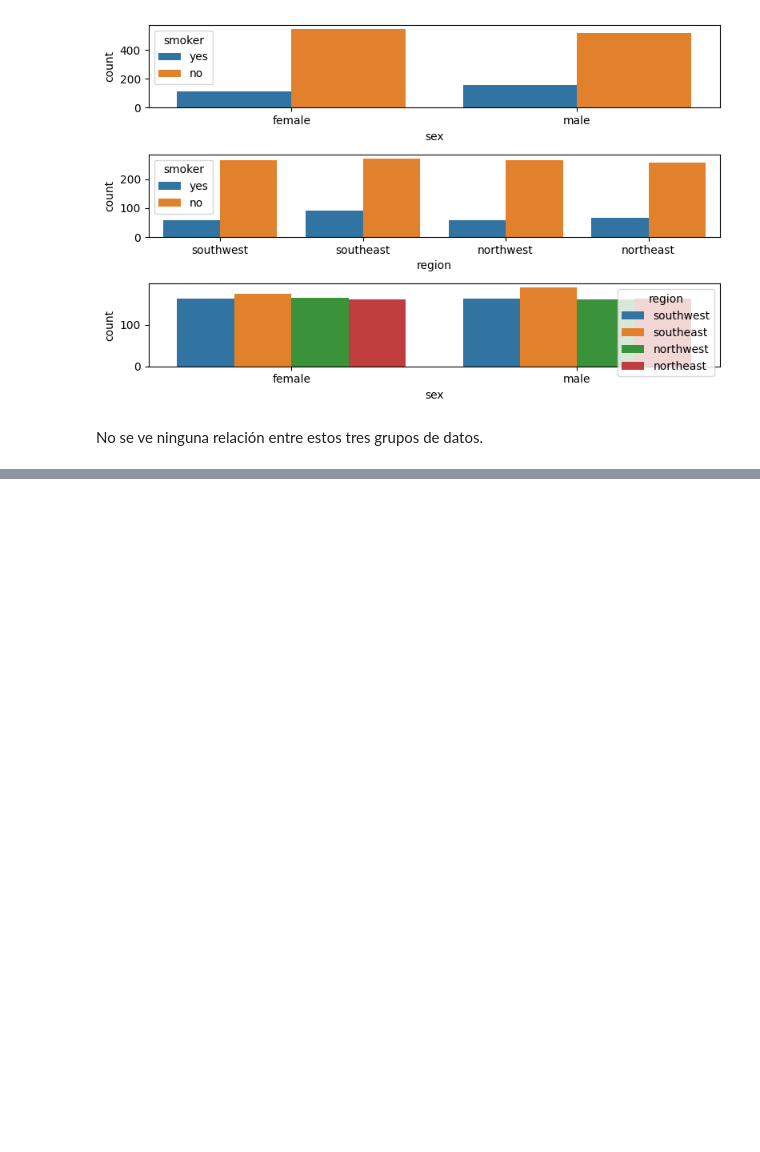
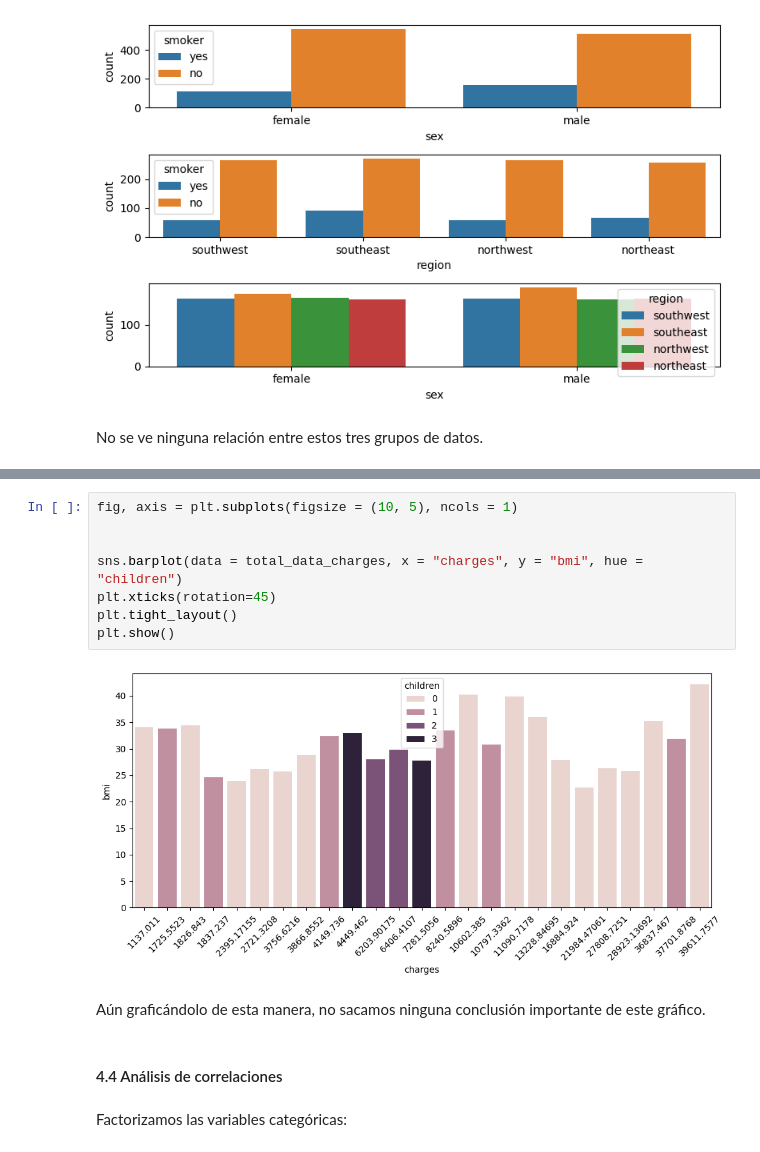
Before and after one commit to 4GeeksAcademy/ivandla96-Proyecto-Regresion-lineal, a Jupyter notebook: src/explore.ipynb, the cells around one changed output, grey strips where cells are left out. Drawn from its saved outputs; the diff is of its cells as text; blank space fills up the shorter version.

```diff
--- a/src/explore.ipynb
+++ b/src/explore.ipynb
@@ -180,0 +219,16 @@ No se ve ninguna relación entre estos tres grupos de datos.
+# %%
+fig, axis = plt.subplots(figsize = (10, 5), ncols = 1)
+
+
+sns.barplot(data = total_data_charges, x = "charges", y = "bmi", hue = "children")
+plt.xticks(rotation=45)
+plt.tight_layout()
+plt.show()
+# %% [output]
+[figure, added]
+# %% [markdown]
+Aún graficándolo de esta manera, no sacamos ninguna conclusión importante de este gráfico.
+# %% [markdown]
+#### 4.4 Análisis de correlaciones
+# %% [markdown]
+Factorizamos las variables categóricas:
```
Also changed, not shown: parts of 51 cells of this notebook, 18 other files.
